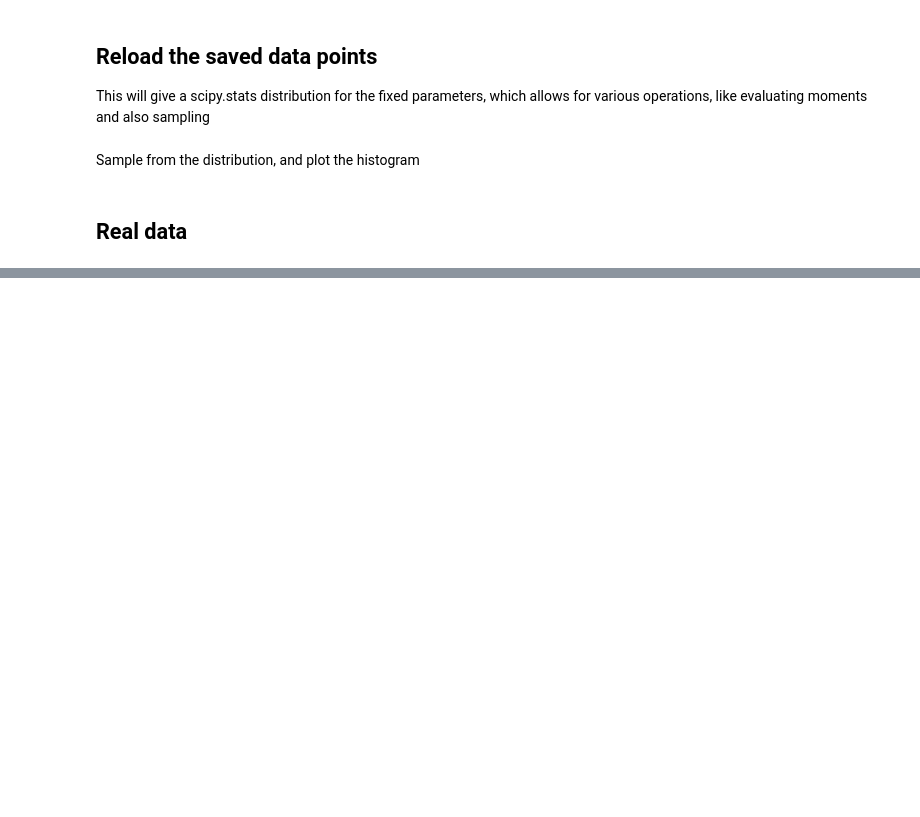
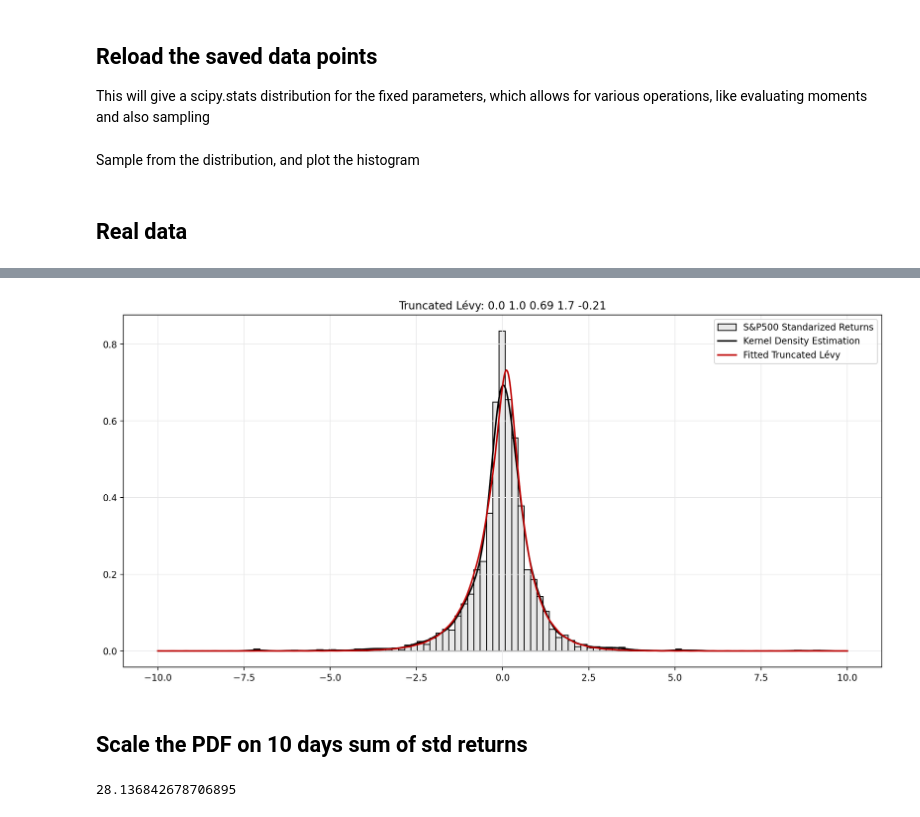
Before and after one commit to Naarsk/Economics, a Jupyter notebook: Finance/Risk Management/numerical_distributions/00_example.ipynb, the cells around one changed output, grey strips where cells are left out. Cells and saved outputs as stored; diff of their text form; code cells hidden in the pictures; blank space fills up the shorter version.

```diff
--- a/Finance/Risk Management/numerical_distributions/00_example.ipynb
+++ b/Finance/Risk Management/numerical_distributions/00_example.ipynb
@@ -74,9 +75,23 @@ euronext100 = dfs['Euronext100'][['Date', 'Close']]
 stoxx50e = dfs['Stoxx50E'][['Date', 'Close']]
 snp500 = dfs['S&P500'][['Date', 'Close']][18000:]
 data = snp500.copy()
+data = data[(data['Date'] > '2006-01-01') & (data['Date'] < '2017-12-31')]
 
-data['Returns'] = data['Close'].dropna().pct_change()
+data['Returns'] = data['Close'].pct_change()
+data['10 Days Returns'] = data['Returns'].rolling(window=10).sum()
+data['210 Days Returns'] = data['Returns'].rolling(window=210).sum()
+data = data.iloc[210:]
 
 std_dev = data['Returns'].std()
 mean = data['Returns'].mean()
 data['Scaled Returns'] = (data['Returns']-mean)/std_dev
+
+data['10 Days Sum Scaled Returns']=data['Scaled Returns'].rolling(window=10).sum()
+
+std_dev_10 = data['10 Days Returns'].std()
+mean_10 = data['10 Days Returns'].mean()
+data['10 Days Scaled Returns'] = (data['10 Days Returns']-mean_10)/std_dev_10
+
+std_dev_210 = data['210 Days Returns'].std()
+mean_210 = data['210 Days Returns'].mean()
+data['210 Days Scaled Returns'] = (data['210 Days Returns']-mean_10)/std_dev_210
@@ -118,0 +132,7 @@ result = fit_levy(data['Scaled Returns'], initial_guess, k_max=15.0, ln_2_k_poin
+# %%
+n_points = 7
+alpha_grid = np.linspace(0.69,0.81,n_points)
+lam_grid = np.linspace(1.60,1.90,n_points)
+beta_grid = np.linspace(-0.19,-0.23,n_points)
+# %%
+kde_opt = kde_fit_levy(data['Scaled Returns'],alpha_grid=alpha_grid, lam_grid=lam_grid, beta_grid=beta_grid, n = 100, x_max=15, k_max=15.0, ln_2_k_points=12)
@@ -118,0 +143,8 @@ result = fit_levy(data['Scaled Returns'], initial_guess, k_max=15.0, ln_2_k_poin
+# %%
+x_values = np.linspace(-10, 10, 1000)
+start_time = time.time()
+y_values = pdf_from_cf(x_values, 0, 1, kde_opt[0], kde_opt[1], kde_opt[2], k_max=15.0, ln_2_k_points=12, x_lim=25)
+print("It took %s seconds for 1000 evaluations" % (time.time() - start_time))
+
+kde=gaussian_kde(data['Scaled Returns'])
+y_kde = kde(x_values)
@@ -118,0 +153,22 @@ result = fit_levy(data['Scaled Returns'], initial_guess, k_max=15.0, ln_2_k_poin
+# %%
+fig, ax = plt.subplots(figsize=(15,7), facecolor = 'white',dpi=200)
+ax.hist(data['Scaled Returns'], bins=90, density=True, color='#E8E8E8', edgecolor='#000000', label='S&P500 Standarized Returns')
+ax.plot(x_values, y_kde, label='Kernel Density Estimation', color='#000000', linewidth=1.75)
+ax.plot(x_values, y_values, label='Fitted Truncated Lévy', color='#C00000', linewidth=1.75)
+
+ax.legend()
+ax.grid(color='#E8E8E9', linestyle='-', linewidth=0.8)
+#sns.despine(ax=ax, left=True, bottom=True)
+
+ax.set_title("Truncated Lévy: " + str(np.round(0.00,2)) + ' ' +  str(np.round(1.00,2)) + ' ' +   str(np.round(kde_opt[0],2)) + ' ' +   str(np.round(kde_opt[1],2)) + ' ' +   str(np.round(kde_opt[2],2)))
+
+plt.show()
+# %% [output]
+[figure, added]
+# %% [markdown]
+## Scale the PDF on 10 days sum of std returns
+# %%
+scaling = 10**(1/kde_opt[0])
+print(scaling)
+# %% [output]
+28.136842678706895
```
Also changed, not shown: parts of 21 cells of this notebook, 5 other files.
